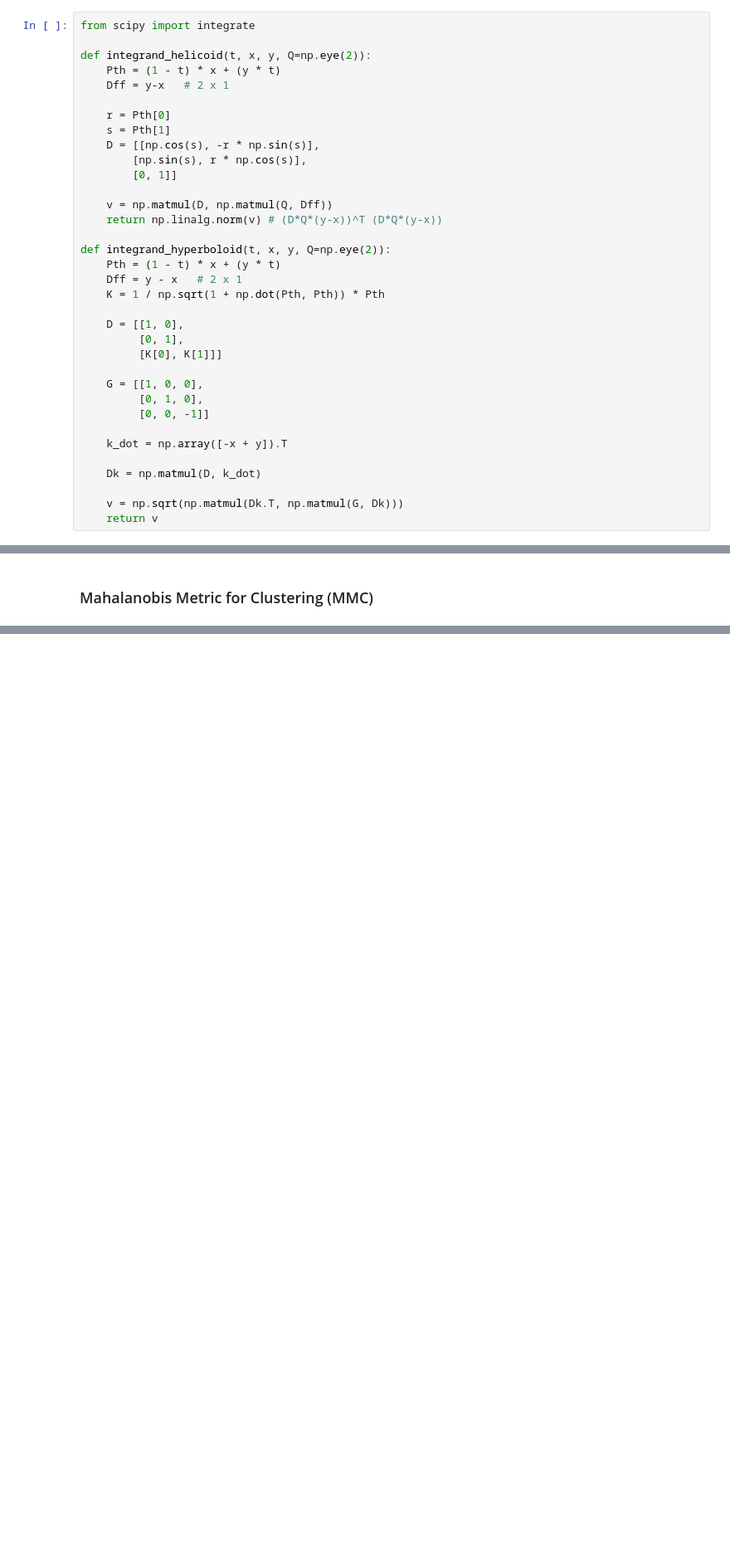
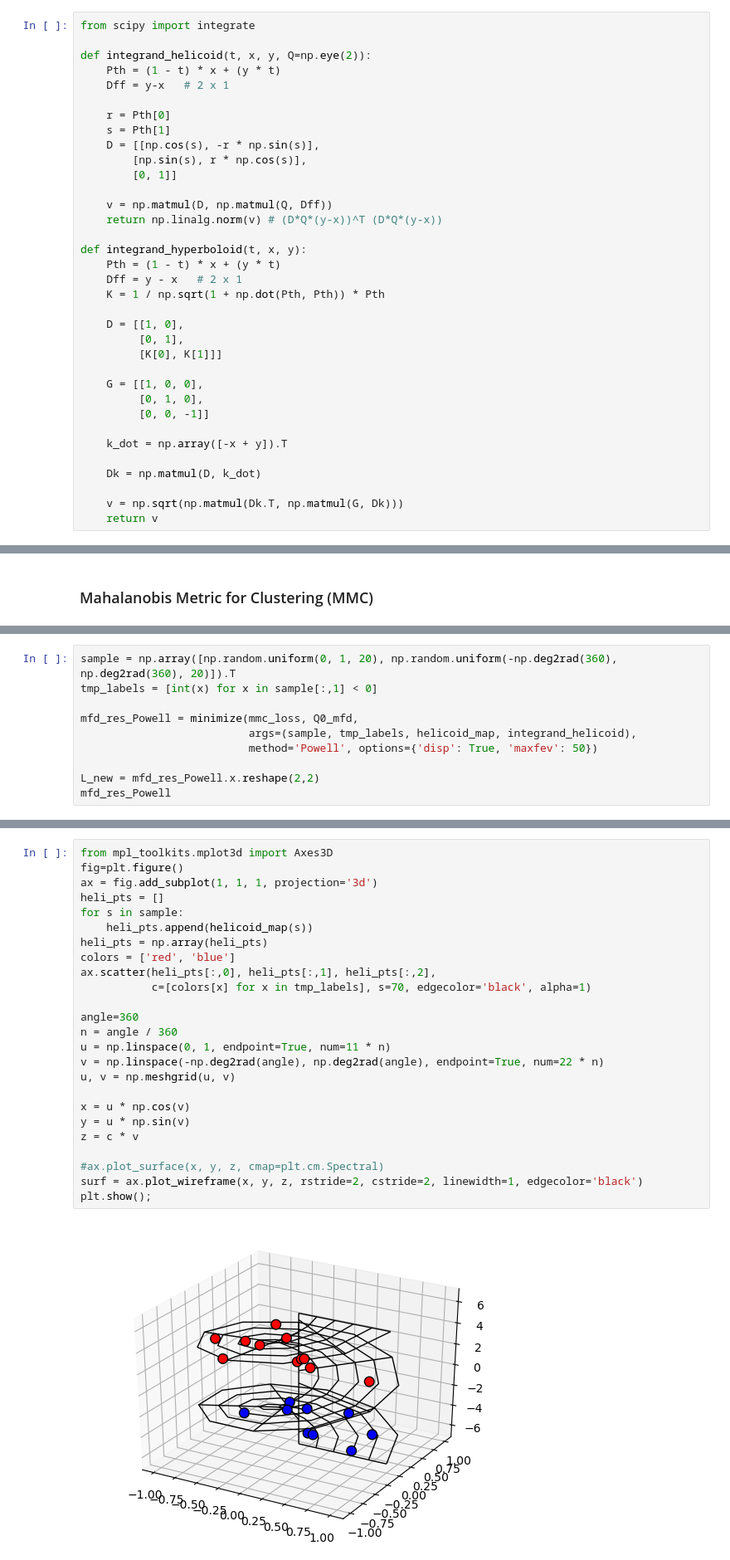
Before and after one commit to drewwilimitis/manifold-metric-learning, a Jupyter notebook: metric_learning.ipynb, the cells around one changed output, grey strips where cells are left out. Shown at 83% size. Cells and saved outputs as stored; diff of their text form; blank space fills up the shorter version.

```diff
--- a/metric_learning.ipynb
+++ b/metric_learning.ipynb
@@ -187,7 +187,7 @@ def integrand_helicoid(t, x, y, Q=np.eye(2)):
     v = np.matmul(D, np.matmul(Q, Dff))
     return np.linalg.norm(v) # (D*Q*(y-x))^T (D*Q*(y-x))
 
-def integrand_hyperboloid(t, x, y, Q=np.eye(2)):
+def integrand_hyperboloid(t, x, y):
     Pth = (1 - t) * x + (y * t)
     Dff = y - x   # 2 x 1
     K = 1 / np.sqrt(1 + np.dot(Pth, Pth)) * Pth
@@ -338,0 +453,10 @@ $$
+# %%
+sample = np.array([np.random.uniform(0, 1, 20), np.random.uniform(-np.deg2rad(360), np.deg2rad(360), 20)]).T
+tmp_labels = [int(x) for x in sample[:,1] < 0]
+
+mfd_res_Powell = minimize(mmc_loss, Q0_mfd,
+                          args=(sample, tmp_labels, helicoid_map, integrand_helicoid),
+                          method='Powell', options={'disp': True, 'maxfev': 50})
+
+L_new = mfd_res_Powell.x.reshape(2,2)
+mfd_res_Powell
@@ -338,0 +465,27 @@ $$
+# %%
+from mpl_toolkits.mplot3d import Axes3D
+fig=plt.figure()
+ax = fig.add_subplot(1, 1, 1, projection='3d')
+heli_pts = []
+for s in sample:
+    heli_pts.append(helicoid_map(s))
+heli_pts = np.array(heli_pts)
+colors = ['red', 'blue']
+ax.scatter(heli_pts[:,0], heli_pts[:,1], heli_pts[:,2],
+           c=[colors[x] for x in tmp_labels], s=70, edgecolor='black', alpha=1)
+
+angle=360
+n = angle / 360
+u = np.linspace(0, 1, endpoint=True, num=11 * n)
+v = np.linspace(-np.deg2rad(angle), np.deg2rad(angle), endpoint=True, num=22 * n)
+u, v = np.meshgrid(u, v)
+
+x = u * np.cos(v)
+y = u * np.sin(v)
+z = c * v
+
+#ax.plot_surface(x, y, z, cmap=plt.cm.Spectral)
+surf = ax.plot_wireframe(x, y, z, rstride=2, cstride=2, linewidth=1, edgecolor='black')
+plt.show();
+# %% [output]
+[figure, added]
```
Also changed, not shown: parts of 11 cells of this notebook.
